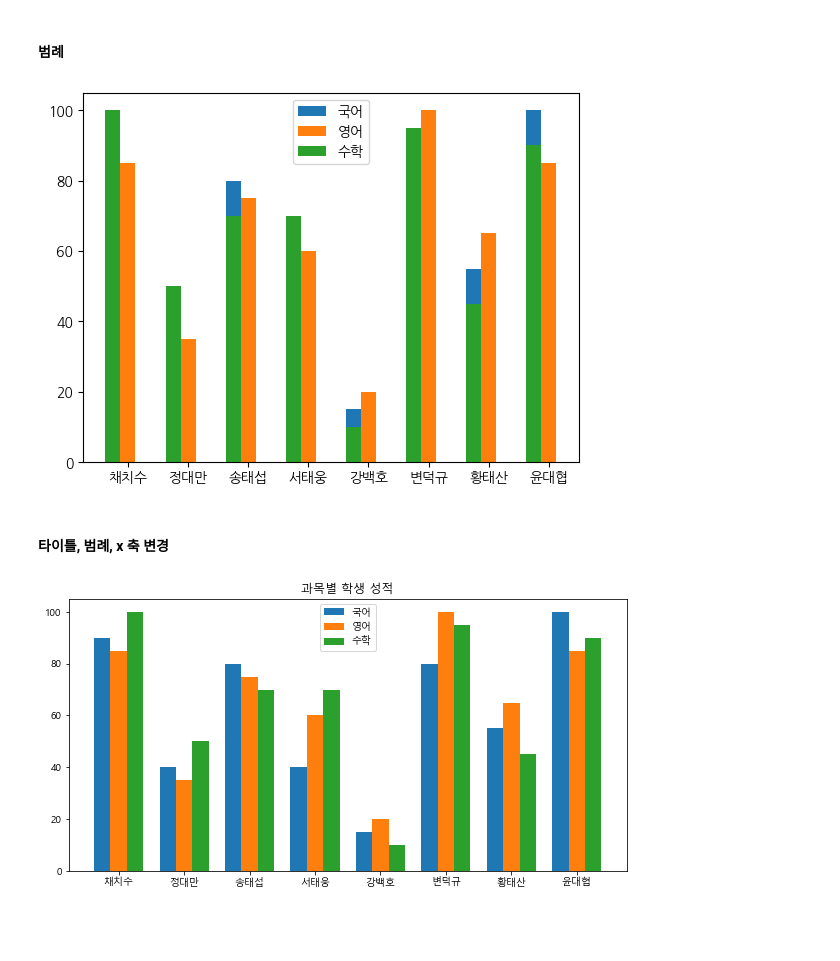
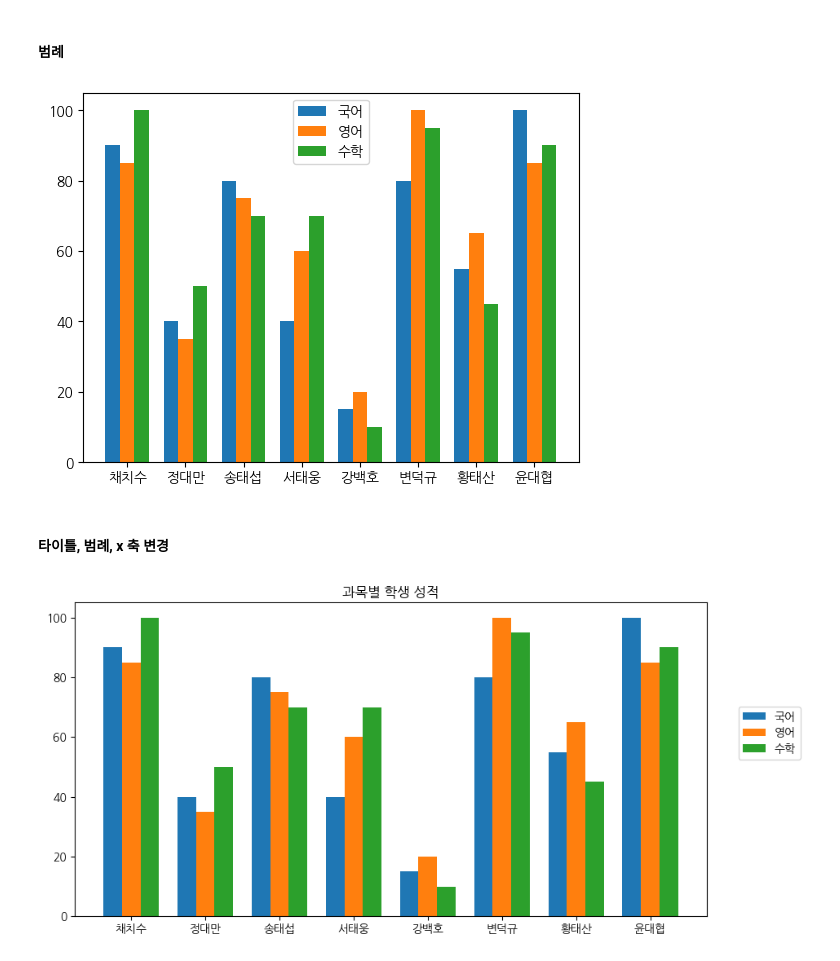
Before and after one commit to dydwoj/pythonsource, a Jupyter notebook: matplotlib/10. 다중 막대 그래프.ipynb, the cells around one changed output. Drawn from its saved outputs; the diff is of its cells as text; code cells hidden in the pictures; blank space fills up the shorter version.

```diff
--- a/matplotlib/10. 다중 막대 그래프.ipynb
+++ b/matplotlib/10. 다중 막대 그래프.ipynb
@@ -50,13 +46,25 @@ plt.bar(index - w, df['수학'], width=w)
 # %%
 plt.bar(index - w, df['국어'], width=w)
 plt.bar(index, df['영어'], width=w)
-plt.bar(index - w, df['수학'], width=w)
+plt.bar(index + w, df['수학'], width=w)
 plt.xticks(index, df['이름'])
 g = plt.legend(['국어', '영어', '수학'])
 # %% [output]
-[figure, old version]
+[figure, new version]
 # %% [markdown]
 #### 타이틀, 범례, x 축 변경
 # %%
+# 차트 크기 변경
+plt.figure(figsize=(10,5))
+plt.title("과목별 학생 성적")
+
+plt.bar(index - w, df['국어'], width=w)
+plt.bar(index, df['영어'], width=w)
+plt.bar(index + w, df['수학'], width=w)
+plt.xticks(index, df['이름'])
+plt.legend(['국어', '영어', '수학'], loc=(1.05, 0.5))
+
+# x축 숫자 => 학생명 변경
+g = plt.xticks(index, df['이름'])
 # %% [output]
-[figure, old version]
+[figure, new version]
```
Also changed, not shown: parts of 2 cells of this notebook, 9 other files.
